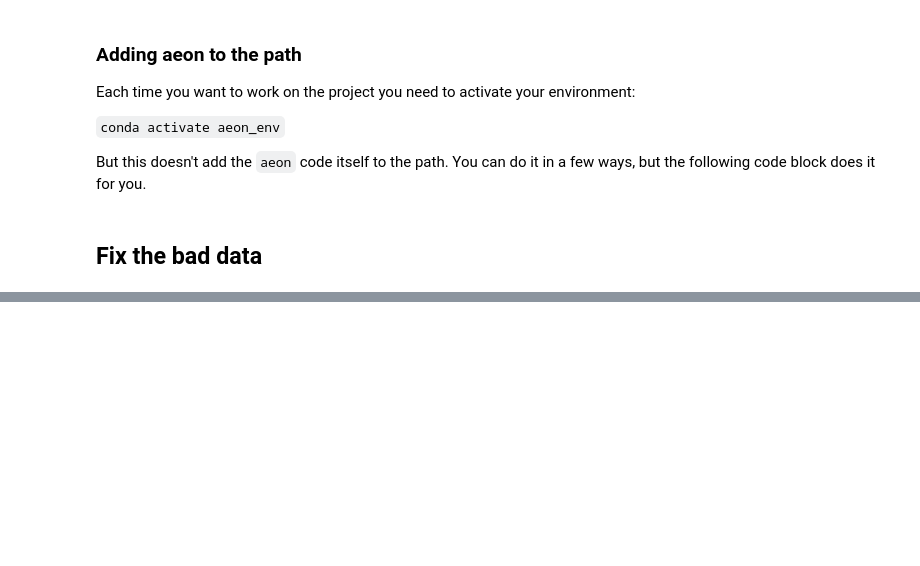
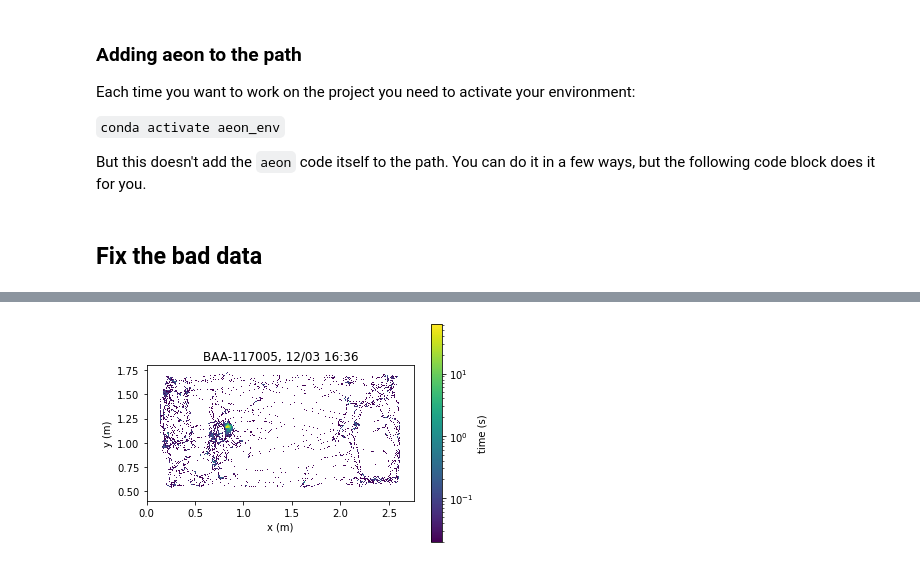
Before and after one commit to SainsburyWellcomeCentre/aeon_mecha, a Jupyter notebook: docs/examples/social.ipynb, the cells around one changed output, grey strips where cells are left out. Saved outputs shown, nothing was run; the diff lists cells and outputs as text; code cells hidden in the pictures; blank space fills up the shorter version.

```diff
--- a/docs/examples/social.ipynb
+++ b/docs/examples/social.ipynb
@@ -115,0 +115,6 @@ fig.patch.set_facecolor('white')
+# %%
+after['title_str'] = f'{session.id}, {start[1]:%m/%d %H:%M}'
+fig, ax = plotting.positionmap(**after)
+fig.patch.set_facecolor('white')
+# %% [output]
+[figure, added]
```
Also changed, not shown: parts of 4 cells of this notebook, 2 other files.
